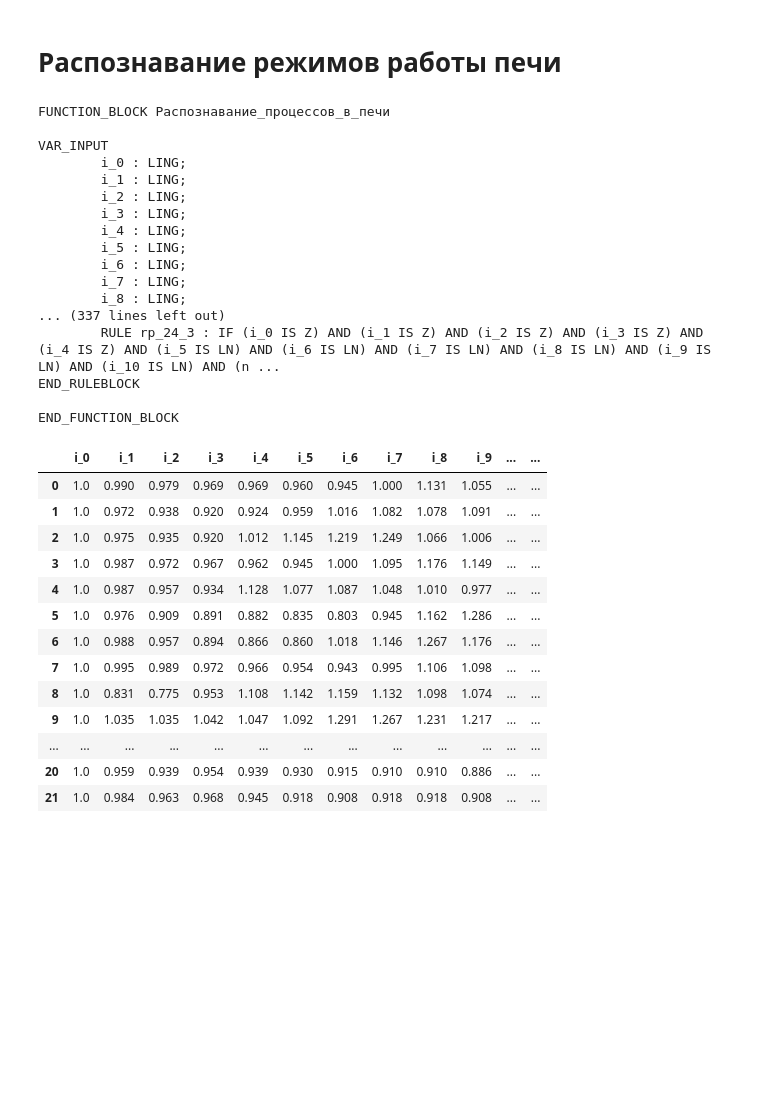
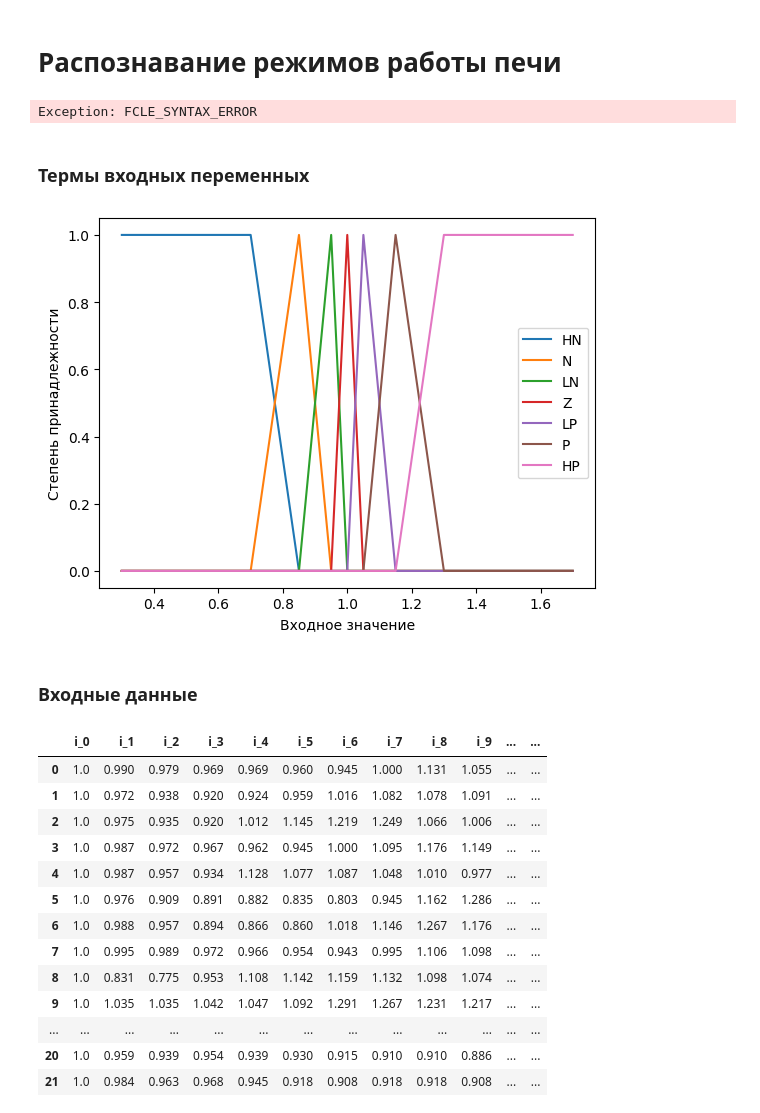
Before and after one commit to Valdemal/bigmuff, a Jupyter notebook: sample.ipynb, the cells around one changed output. Cells and saved outputs as stored; diff of their text form; code cells hidden in the pictures; blank space fills up the shorter version.

Commit message:
Добавил гауссовский метод фаззификации и функцию принадлежности

```diff
--- a/sample.ipynb
+++ b/sample.ipynb
@@ -8,7 +8,7 @@ from fcl.translator import Translator
 from builder import Builder
 from fcl.parser import FCLParser
 
-filename = "samples/oven/oven.fcl"
+filename = "samples/oven/oven-gauss.fcl"
 parser = FCLParser(filename)
 builder = Builder()
 translator = Translator().translate(parser, builder)
@@ -16,23 +16,29 @@ translator = Translator().translate(parser, builder)
 block = copy.deepcopy(builder.func_block)
 print(to_fcl(block))
 # %% [output]
-FUNCTION_BLOCK Распознавание_процессов_в_печи
-
-VAR_INPUT
-        i_0 : LING;
-        i_1 : LING;
-        i_2 : LING;
-        i_3 : LING;
-        i_4 : LING;
-        i_5 : LING;
-        i_6 : LING;
-        i_7 : LING;
-        i_8 : LING;
-... (337 lines left out)
-        RULE rp_24_3 : IF (i_0 IS Z) AND (i_1 IS Z) AND (i_2 IS Z) AND (i_3 IS Z) AND (i_4 IS Z) AND (i_5 IS LN) AND (i_6 IS LN) AND (i_7 IS LN) AND (i_8 IS LN) AND (i_9 IS LN) AND (i_10 IS LN) AND (n ...
-END_RULEBLOCK
-
-END_FUNCTION_BLOCK
+Exception: FCLE_SYNTAX_ERROR
+# %% [markdown]
+### Термы входных переменных
+# %%
+import matplotlib.pyplot as plt
+
+terms = block.inputs[0].terms
+for term in terms:
+    x, y = [], []
+    for node in term.func.nodes:
+        x.append(node.x)
+        y.append(node.dom)
+
+    plt.plot(x, y, label=term.name)
+
+plt.xlabel('Входное значение')
+plt.ylabel('Степень принадлежности')
+plt.legend()
+plt.show()
+# %% [output]
+[figure, added]
+# %% [markdown]
+### Входные данные
 # %%
 import pandas as pd
 
```
Also changed, not shown: parts of 3 cells of this notebook, 7 other files.
